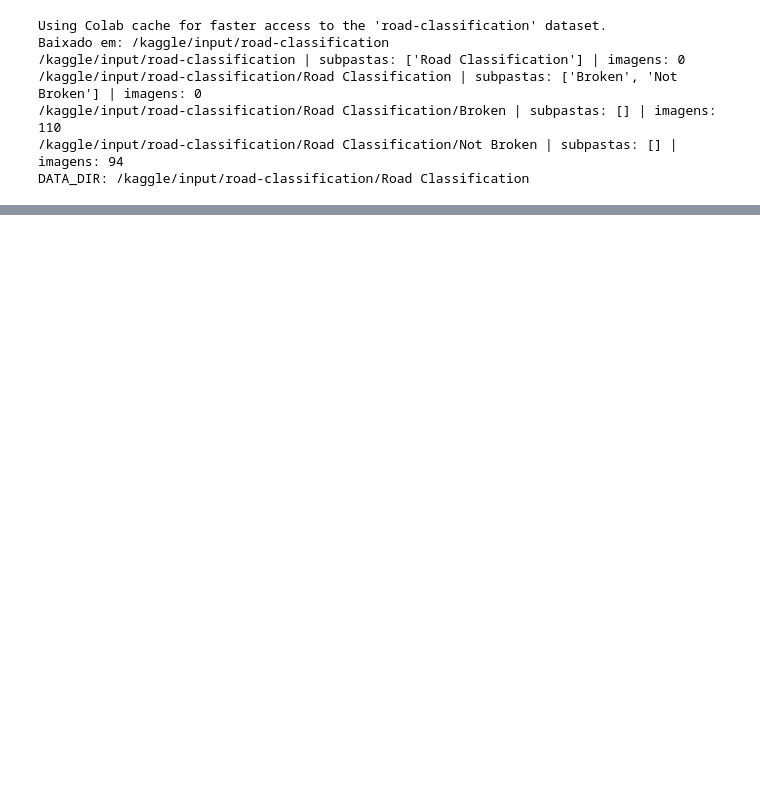
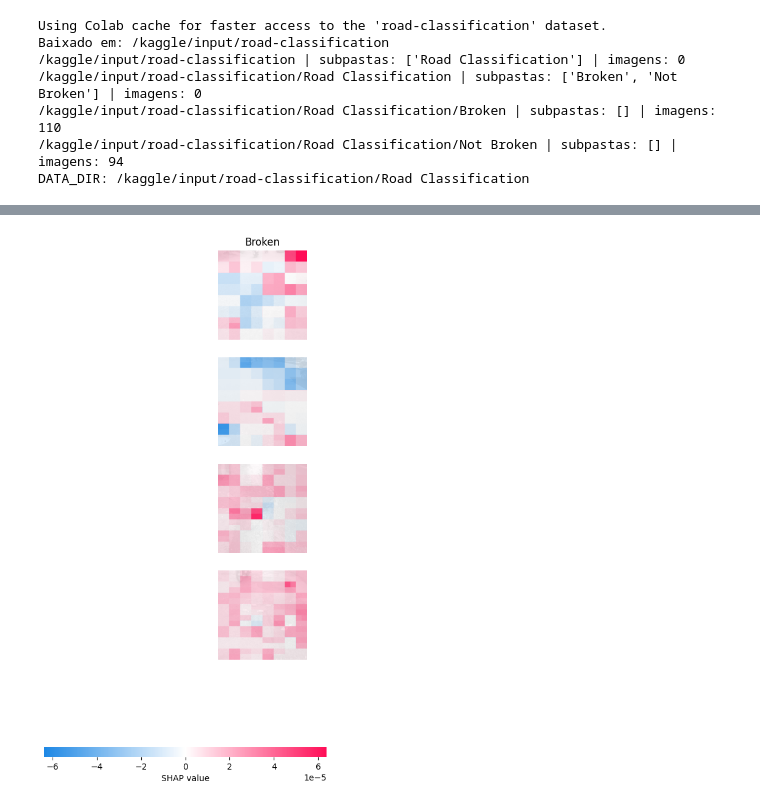
Before and after one commit to WilianeLima/deteccao-ruas-danificadas-cnn, a Jupyter notebook: CNN_Robusta(2ªUnidade).ipynb, the cells around one changed output, grey strips where cells are left out. Cells and saved outputs as stored; diff of their text form; code cells hidden in the pictures; blank space fills up the shorter version.

```diff
--- a/CNN_Robusta(2ªUnidade).ipynb
+++ b/CNN_Robusta(2ªUnidade).ipynb
@@ -291,0 +301,33 @@ Not Broken: 94 imagens
+# %%
+import shap
+
+# Escolhe 2 imagens de cada classe do conjunto de teste do último fold
+rng = np.random.default_rng(SEED)
+sel = []
+for c in [0, 1]:
+    idx = np.where(y_te == c)[0]
+    sel += list(rng.choice(idx, 2, replace=False))
+
+# Carrega as imagens como array (4, 224, 224, 3), com valores de 0 a 255
+X = np.stack([load_image(p_te[i], 0)[0].numpy() for i in sel])
+y_true = [class_names[y_te[i]] for i in sel]
+
+# Função que o SHAP chama para saber o que o modelo prevê
+def predict_fn(imgs):
+    return model.predict(imgs, verbose=0)   # probabilidade da classe 1
+
+# O "masker" esconde partes da imagem (com desfoque) para medir o efeito de cada região
+masker = shap.maskers.Image("blur(64,64)", X[0].shape)
+explainer = shap.Explainer(predict_fn, masker, output_names=[class_names[1]])
+
+# max_evals: mais alto = explicação mais detalhada, porém mais lenta
+shap_values = explainer(X, max_evals=500, batch_size=20)
+
+# Mostra o que o modelo previu em cada imagem
+probs = predict_fn(X).ravel()
+for nome, real, p in zip(range(len(X)), y_true, probs):
+    print(f"Imagem {nome}: real = {real} | prob. de '{class_names[1]}' = {p:.2f}")
+# %%
+# Mostra cada imagem com o mapa de importância ao lado
+shap.image_plot(shap_values)
+# %% [output]
@@ -291,0 +338 @@ Not Broken: 94 imagens
+[figure, added]
```
Also changed, not shown: parts of 9 cells of this notebook.
